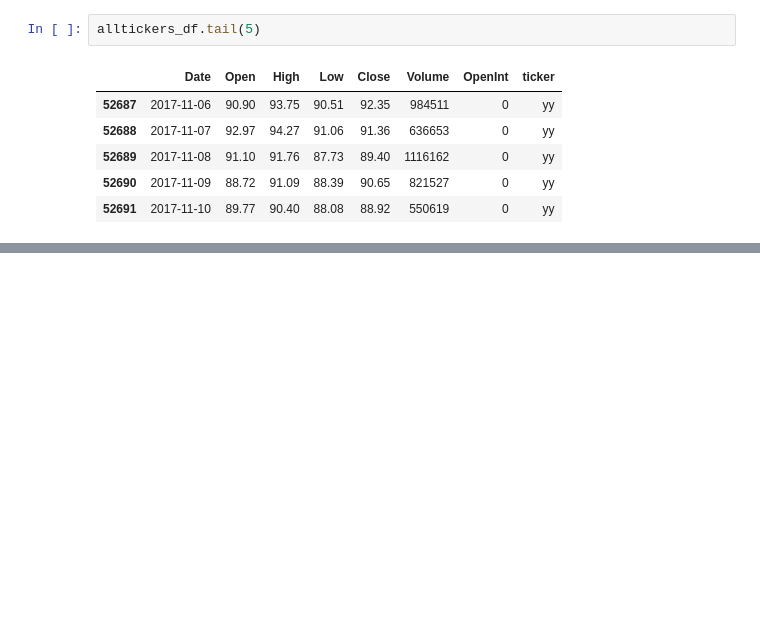
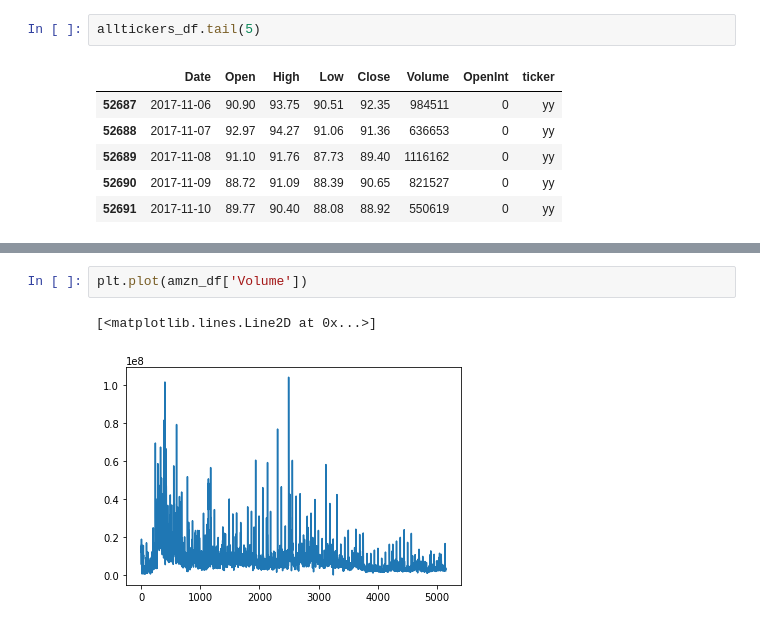
Before and after one commit to tli2001/tickermagic, a Jupyter notebook: data_cleaning.ipynb, the cells around one changed output, grey strips where cells are left out. Cells and saved outputs as stored; diff of their text form; blank space fills up the shorter version.

```diff
--- a/data_cleaning.ipynb
+++ b/data_cleaning.ipynb
@@ -73,0 +144,5 @@ alltickers_df.tail(5)
+# %%
+plt.plot(amzn_df['Volume'])
+# %% [output]
+[<matplotlib.lines.Line2D at 0x...>]
+[figure, added]
```
Also changed, not shown: parts of 28 cells of this notebook, 1 other file.
